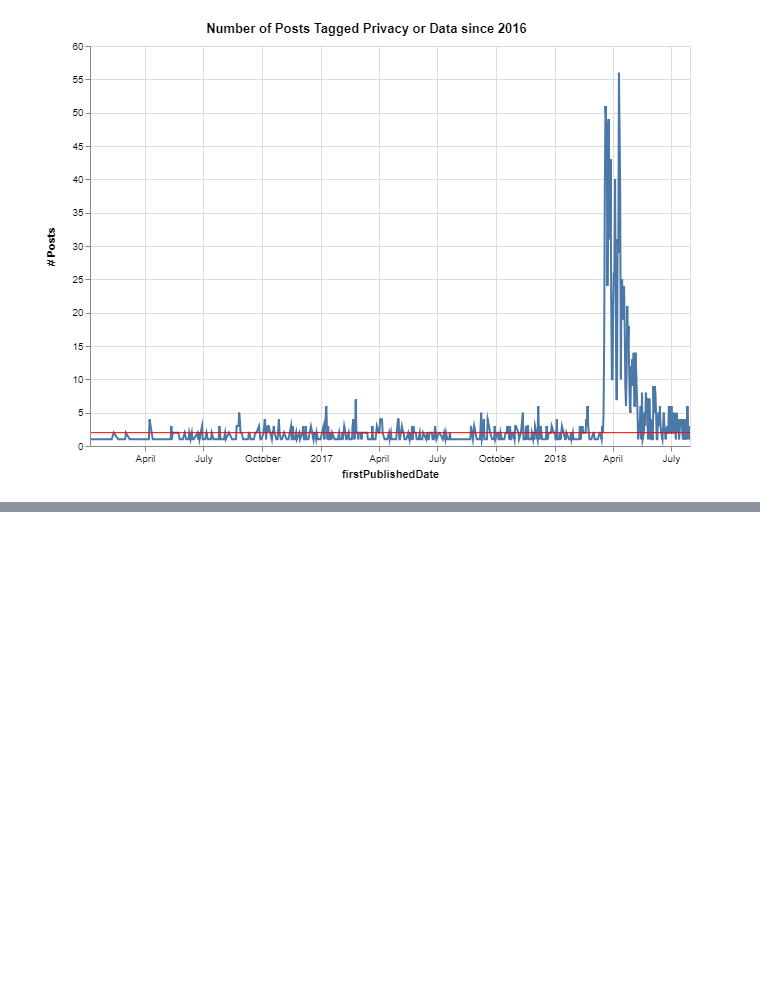
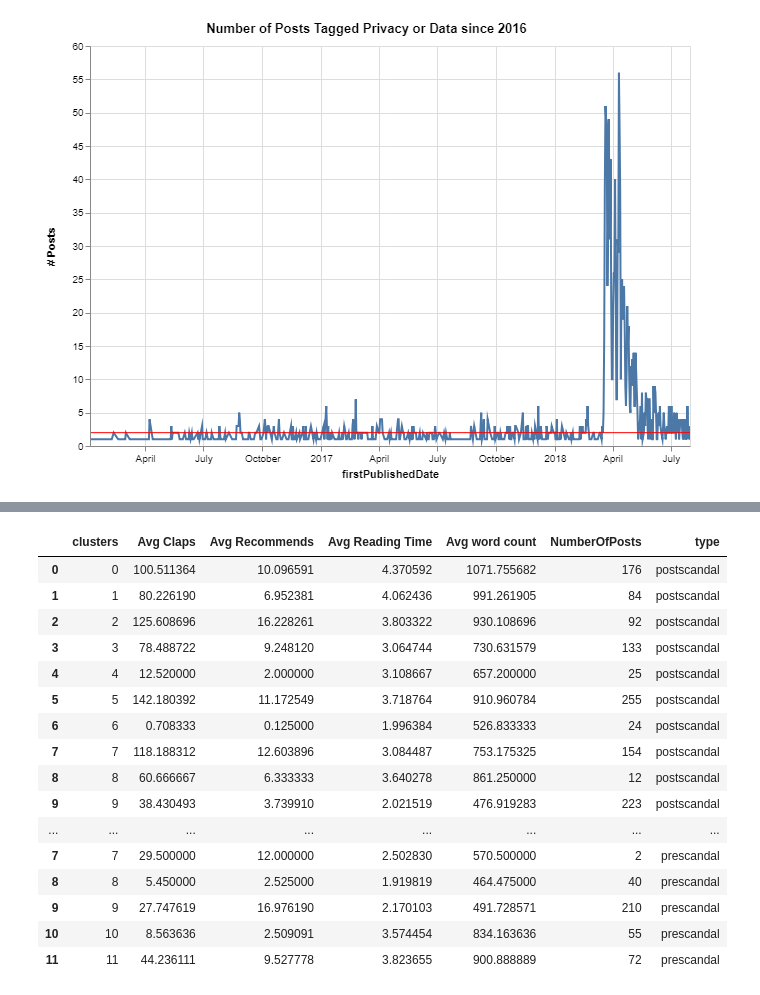
Before and after one commit to AiswaryaSrinivas/Scraping-Medium-and-Data-Analysis, a Jupyter notebook: A Facebook Analysis.ipynb, the cells around one changed output, grey strips where cells are left out. Saved outputs shown, nothing was run; the diff lists cells and outputs as text; code cells hidden in the pictures; blank space fills up the shorter version.

```diff
--- a/A Facebook Analysis.ipynb
+++ b/A Facebook Analysis.ipynb
@@ -629,0 +638,3 @@ chart+rule
+# %%
+prescandal_posts_agg=prescandal_posts.groupby(['clusters'])['totalClapCount','recommends','readingTime','wordCount'].mean().reset_index()
+prescandal_posts_agg=prescandal_posts_agg.rename(columns={'totalClapCount':'Avg Claps','recommends':'Avg Recommends','readingTime':'Avg Reading Time','wordCount':'Avg word count'})
@@ -629,0 +656,30 @@ chart+rule
+# %%
+postscandal_posts_agg=postscandal_posts.groupby(['clusters'])['totalClapCount','recommends','readingTime','wordCount'].mean().reset_index()
+postscandal_posts_agg=postscandal_posts_agg.rename(columns={'totalClapCount':'Avg Claps','recommends':'Avg Recommends','readingTime':'Avg Reading Time','wordCount':'Avg word count'})
+# %%
+postscandal=pd.merge(postscandal_posts_agg,postscandal_posts_count,on='clusters',how='outer')
+postscandal['type']='postscandal'
+# %%
+prescandal=pd.merge(prescandal_posts_agg,prescandal_posts_count,on='clusters',how='outer')
+prescandal['type']='prescandal'
+# %%
+agg_data=pd.concat([postscandal,prescandal],axis=0)
+agg_data
+# %% [output]
+|  | clusters | Avg Claps | Avg Recommends | Avg Reading Time | Avg word count | NumberOfPosts | type |
+| 0 | 0 | 100.511364 | 10.096591 | 4.370592 | 1071.755682 | 176 | postscandal |
+| 1 | 1 | 80.226190 | 6.952381 | 4.062436 | 991.261905 | 84 | postscandal |
+| 2 | 2 | 125.608696 | 16.228261 | 3.803322 | 930.108696 | 92 | postscandal |
+| 3 | 3 | 78.488722 | 9.248120 | 3.064744 | 730.631579 | 133 | postscandal |
+| 4 | 4 | 12.520000 | 2.000000 | 3.108667 | 657.200000 | 25 | postscandal |
+| 5 | 5 | 142.180392 | 11.172549 | 3.718764 | 910.960784 | 255 | postscandal |
+| 6 | 6 | 0.708333 | 0.125000 | 1.996384 | 526.833333 | 24 | postscandal |
+| 7 | 7 | 118.188312 | 12.603896 | 3.084487 | 753.175325 | 154 | postscandal |
+| 8 | 8 | 60.666667 | 6.333333 | 3.640278 | 861.250000 | 12 | postscandal |
+| 9 | 9 | 38.430493 | 3.739910 | 2.021519 | 476.919283 | 223 | postscandal |
+| ... | ... | ... | ... | ... | ... | ... | ... |
+| 7 | 7 | 29.500000 | 12.000000 | 2.502830 | 570.500000 | 2 | prescandal |
+| 8 | 8 | 5.450000 | 2.525000 | 1.919819 | 464.475000 | 40 | prescandal |
+| 9 | 9 | 27.747619 | 16.976190 | 2.170103 | 491.728571 | 210 | prescandal |
+| 10 | 10 | 8.563636 | 2.509091 | 3.574454 | 834.163636 | 55 | prescandal |
+| 11 | 11 | 44.236111 | 9.527778 | 3.823655 | 900.888889 | 72 | prescandal |
```
Also changed, not shown: parts of 5 cells of this notebook.
